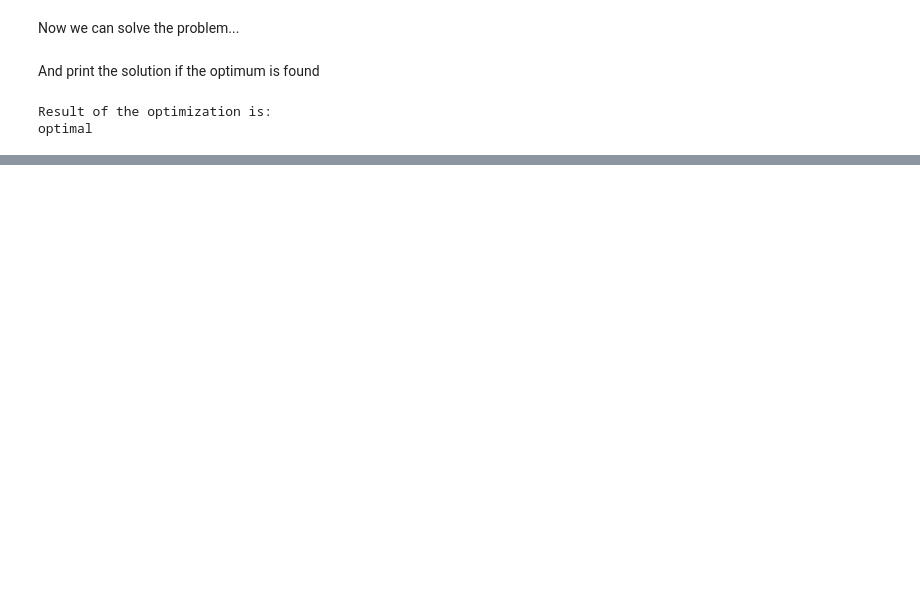
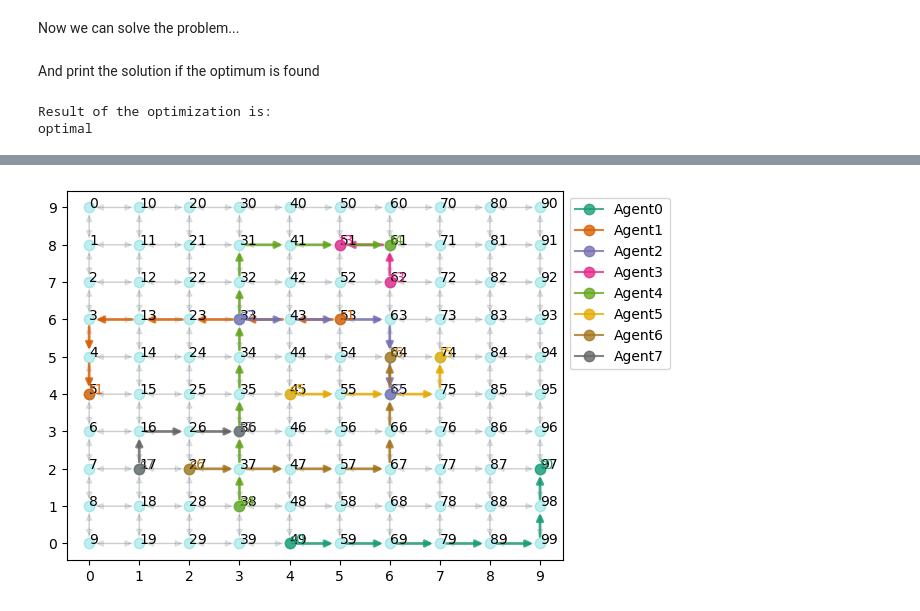
Before and after one commit to kkevin98/Multiple_shortest_path_problem_with_path_deconfliction, a Jupyter notebook: extra.ipynb, the cells around one changed output, grey strips where cells are left out. Cells and saved outputs as stored; diff of their text form; code cells hidden in the pictures; blank space fills up the shorter version.

```diff
--- a/extra.ipynb
+++ b/extra.ipynb
@@ -157,8 +176,7 @@ num_horiz_tracks, num_vert_tracks = 10, 10
 We label with a number each crossroad of the grid. This points will form the nodes of the network on which we'll formulate the MSPP-PD and represent possible starting or ending robot locations
 # %%
 facility_network_nodes = np.arange(num_horiz_tracks * num_vert_tracks)
-facility_nodes_grid = np.arange(
-    num_horiz_tracks * num_vert_tracks).reshape(num_vert_tracks, num_horiz_tracks).T
+facility_nodes_grid = facility_network_nodes.reshape(num_vert_tracks, num_horiz_tracks).T
 
 facility_nodes_grid
 # %% [output]
@@ -297,7 +315,7 @@ def generate_random_agents(network_nodes, num_of_agents):
 
 
 # generate agents for our  example
-num_of_agents = 10
+num_of_agents = 8
 robots = generate_random_agents(facility_network_nodes, num_of_agents)
 # %% [markdown]
 Now everything is ready to define the arcs of our instance and to formulate the MSPP-PD problem for our practical scenario.
@@ -356,0 +377,4 @@ Agent 9 will follow the path:
+# %%
+dv.plot_solution(X, facility_nodes_grid, facility_network_arcs, robots)
+# %% [output]
+[figure, added]
```
Also changed, not shown: parts of 14 cells of this notebook, 1 other file.
